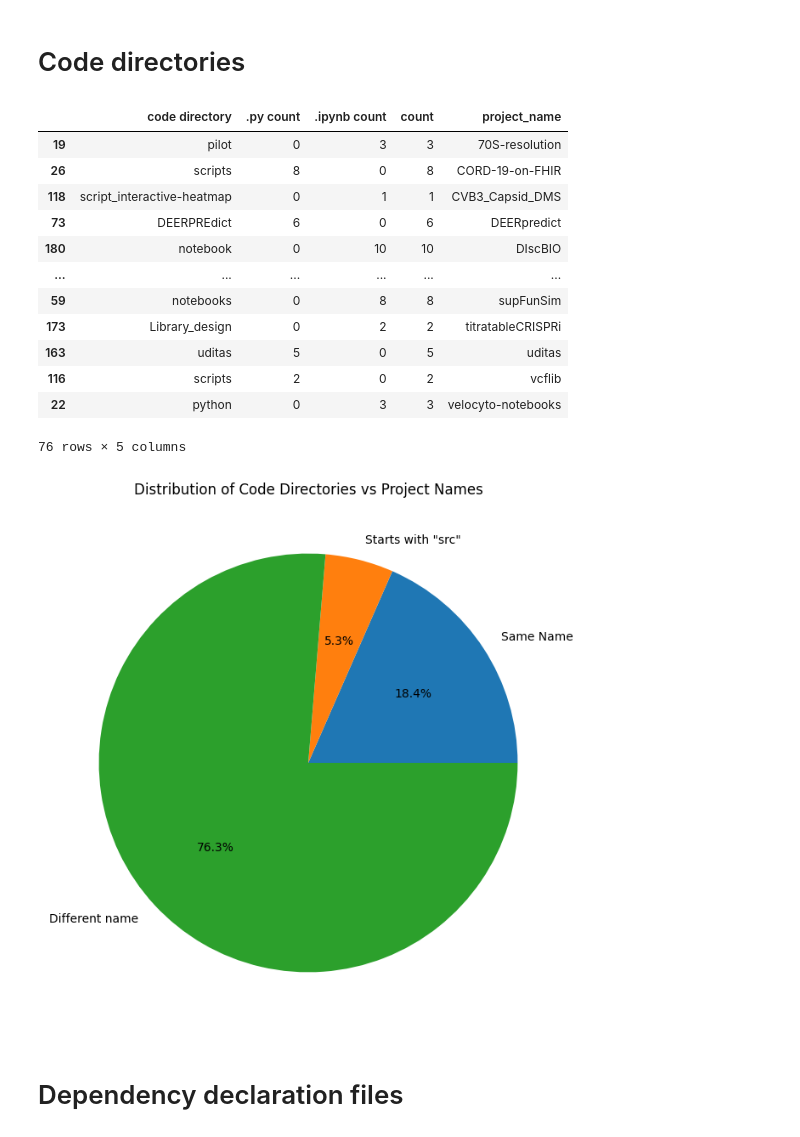
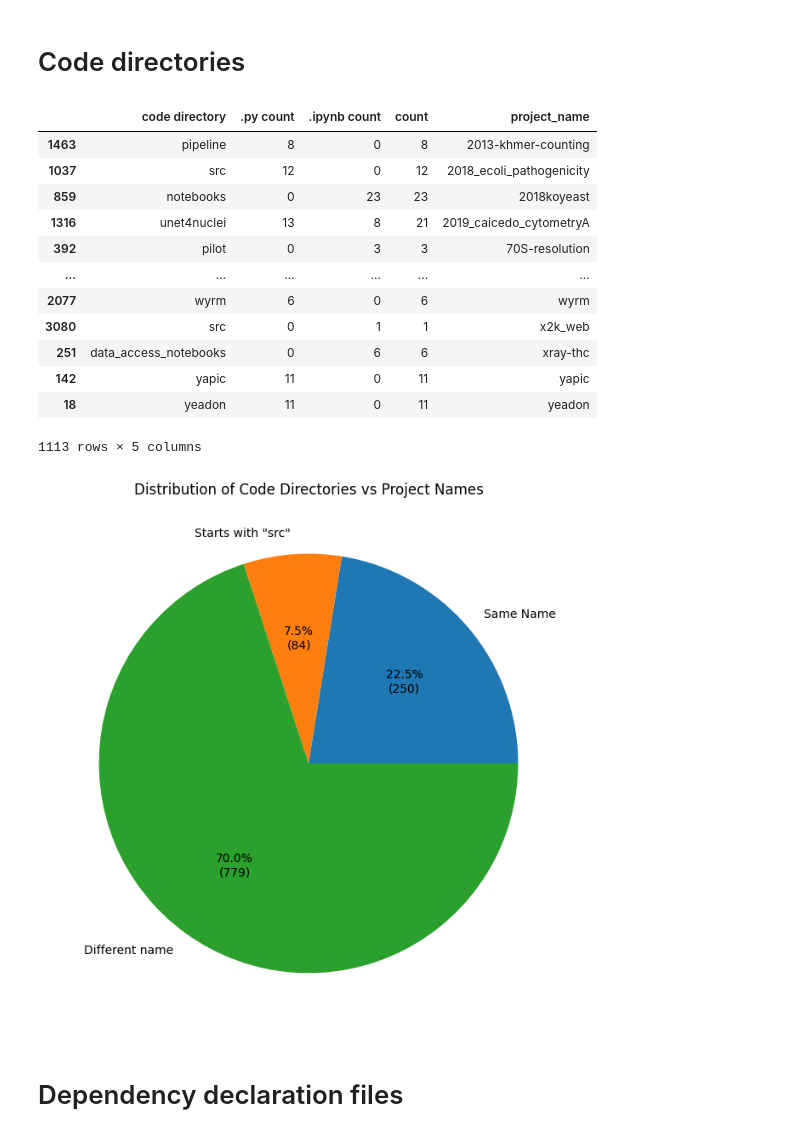
Before and after one commit to tweag/FawltyDeps, a Jupyter notebook: PyPI_analysis/notebooks/results-biomedical.ipynb, the cells around one changed output. Drawn from its saved outputs; the diff is of its cells as text; code cells hidden in the pictures.

```diff
--- a/PyPI_analysis/notebooks/results-biomedical.ipynb
+++ b/PyPI_analysis/notebooks/results-biomedical.ipynb
@@ -7,7 +7,7 @@ from matplotlib_venn import venn3
 from matplotlib.patches import Patch
 # %%
 # Directory containing JSON files for each project
-projects_directory = "../experiments/biomedical_projects_experiment/results/results/"
+projects_directory = "../experiments/biomedical_projects_experiment/results/"
 
 # List of import patterns to store DataFrames for each project
 project_dfs_codedirs = []
@@ -108,18 +108,18 @@ df_codedirs_max = df_codedirs.loc[
 df_codedirs_max
 # %% [output]
 |  | code directory | .py count | .ipynb count | count | project_name |
-| 19 | pilot | 0 | 3 | 3 | 70S-resolution |
-| 26 | scripts | 8 | 0 | 8 | CORD-19-on-FHIR |
-| 118 | script_interactive-heatmap | 0 | 1 | 1 | CVB3_Capsid_DMS |
-| 73 | DEERPREdict | 6 | 0 | 6 | DEERpredict |
-| 180 | notebook | 0 | 10 | 10 | DIscBIO |
+| 1463 | pipeline | 8 | 0 | 8 | 2013-khmer-counting |
+| 1037 | src | 12 | 0 | 12 | 2018_ecoli_pathogenicity |
+| 859 | notebooks | 0 | 23 | 23 | 2018koyeast |
+| 1316 | unet4nuclei | 13 | 8 | 21 | 2019_caicedo_cytometryA |
+| 392 | pilot | 0 | 3 | 3 | 70S-resolution |
 | ... | ... | ... | ... | ... | ... |
-| 59 | notebooks | 0 | 8 | 8 | supFunSim |
-| 173 | Library_design | 0 | 2 | 2 | titratableCRISPRi |
-| 163 | uditas | 5 | 0 | 5 | uditas |
-| 116 | scripts | 2 | 0 | 2 | vcflib |
-| 22 | python | 0 | 3 | 3 | velocyto-notebooks |
+| 2077 | wyrm | 6 | 0 | 6 | wyrm |
+| 3080 | src | 0 | 1 | 1 | x2k_web |
+| 251 | data_access_notebooks | 0 | 6 | 6 | xray-thc |
+| 142 | yapic | 11 | 0 | 11 | yapic |
+| 18 | yeadon | 11 | 0 | 11 | yeadon |
-76 rows × 5 columns
+1113 rows × 5 columns
 # %%
 # Divide projects into three groups by code directory patterns
 same_name_projects = df_codedirs_max[
@@ -136,25 +136,34 @@ rest_projects = df_codedirs_max[
 # %%
 # Create a DataFrame for plotting
 plot_data = pd.DataFrame(
     {
         "Category": ["Same Name", 'Starts with "src"', "Different name"],
         "Percentage": [len(same_name_projects), len(src_projects), len(rest_projects)],
         "Projects": [same_name_projects, src_projects, rest_projects],
     }
 )
 
+
+def autopct_format(values):
+    def my_format(pct):
+        total = sum(values)
+        val = int(round(pct * total / 100.0))
+        return "{:.1f}%\n({v:d})".format(pct, v=val)
+
+    return my_format
+
+
 # Plotting as a pie chart
 plt.figure(figsize=(8, 8))
 plt.pie(
     plot_data["Percentage"],
     labels=plot_data.apply(lambda x: f"{x['Category']}", axis=1),
-    # labels=plot_data.apply(lambda x: f"{x['Category']}:\n{x['Projects']}", axis=1),
-    autopct="%1.1f%%",
+    autopct=autopct_format(plot_data["Percentage"]),
 )
 plt.title("Distribution of Code Directories vs Project Names")
 plt.show()
 # %% [output]
-[figure, old version]
+[figure, new version]
 # %% [markdown]
 # Dependency declaration files
 # %%
```
Also changed, not shown: parts of 6 cells of this notebook.
